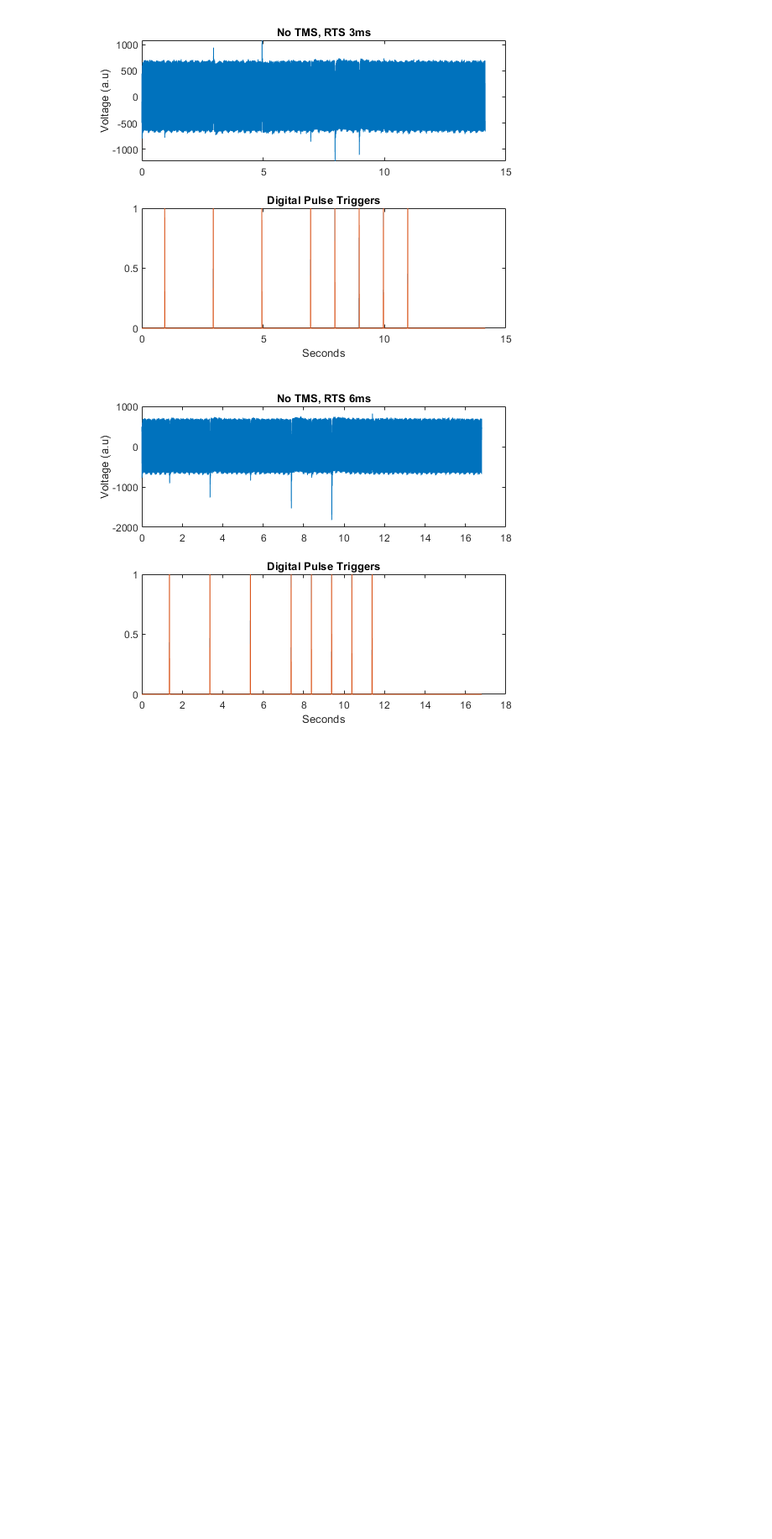
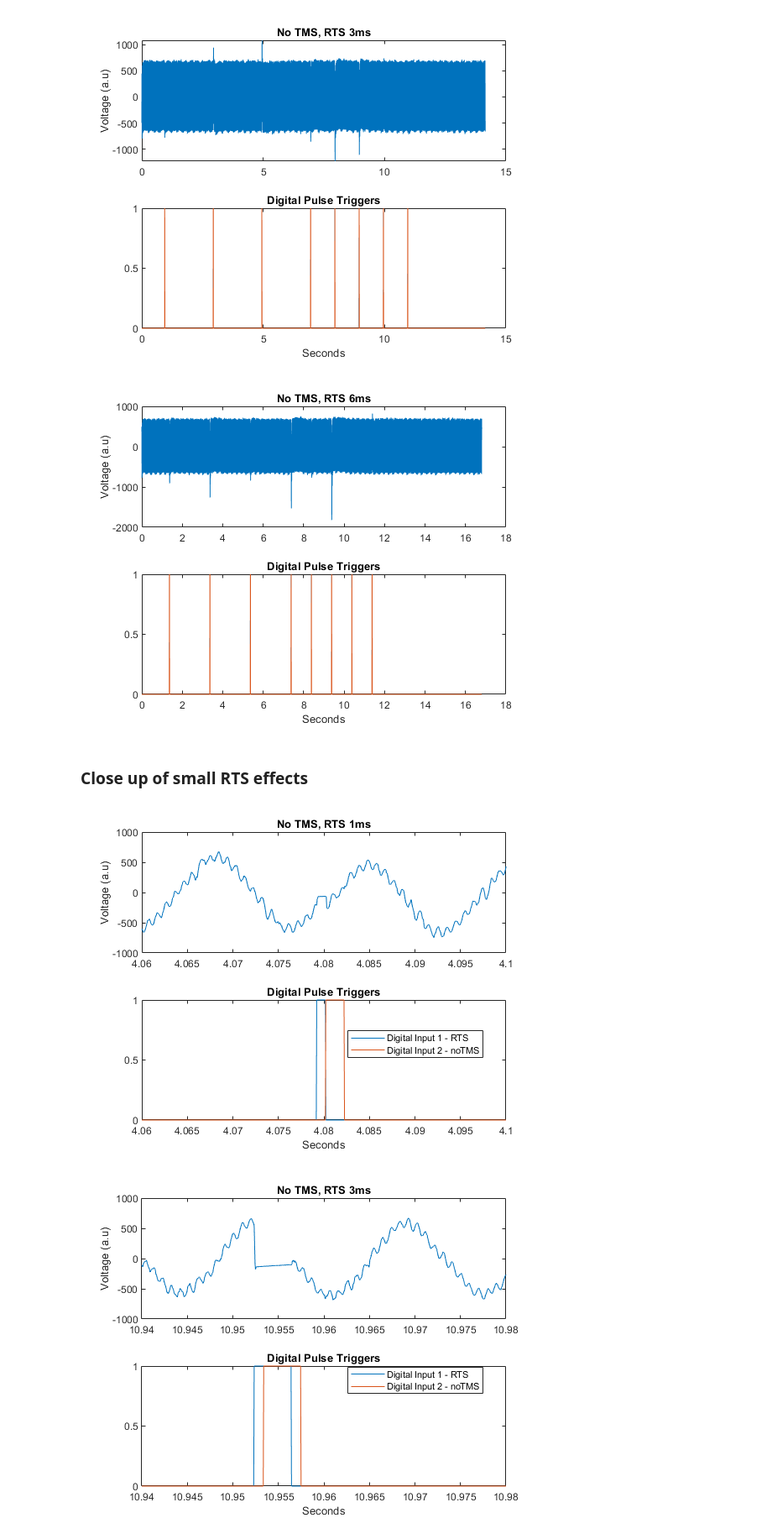
Before and after one commit to platt-labs/TNI_phantom_tests, a Jupyter notebook: IntanPlexonPhantomTests_20190621.ipynb, the cells around one changed output. Shown at 84% size. Cells and saved outputs as stored; diff of their text form; code cells hidden in the pictures; blank space fills up the shorter version.

Commit message:
More graphs, finished no TMS conditions

```diff
--- a/IntanPlexonPhantomTests_20190621.ipynb
+++ b/IntanPlexonPhantomTests_20190621.ipynb
@@ -874,3 +875,60 @@ title('Digital Pulse Triggers')
 [figure]
 [figure]
 [figure]
+# %% [markdown]
+### Close up of small RTS effects
+# %%
+figure
+subplot(2,1,1)
+plot(time_axis_NoTMS_RTS6ms_BWc,NoTMS_RTS6ms_BWc_v)
+xlim([10.37 10.41])
+ylabel('Voltage (a.u)')
+title('No TMS, RTS 6ms')
+subplot(2,1,2)
+plot(time_axis_NoTMS_RTS6ms_BWc, NoTMS_RTS6ms_BWc_dig1,'DisplayName', 'Digital Input 1 - RTS')
+hold on
+plot(time_axis_NoTMS_RTS6ms_BWc, NNoTMS_RTS6ms_BWc_dig2,'DisplayName', 'Digital Input 2 - noTMS')
+hold off
+xlim([10.37 10.41])
+xlabel('Seconds')
+title('Digital Pulse Triggers')
+legend TOGGLE
+legend('Location','Best')
+
+figure
+subplot(2,1,1)
+plot(time_axis_NoTMS_RTS3ms_BWc,NoTMS_RTS3ms_BWc_v)
+xlim([10.94 10.98])
+ylabel('Voltage (a.u)')
+title('No TMS, RTS 3ms')
+subplot(2,1,2)
+plot(time_axis_NoTMS_RTS3ms_BWc, NoTMS_RTS3ms_BWc_dig1,'DisplayName', 'Digital Input 1 - RTS')
+hold on
+plot(time_axis_NoTMS_RTS3ms_BWc, NNoTMS_RTS3ms_BWc_dig2,'DisplayName', 'Digital Input 2 - noTMS')
+hold off
+xlim([10.94 10.98])
+xlabel('Seconds')
+title('Digital Pulse Triggers')
+legend TOGGLE
+legend('Location','Best')
+
+
+figure
+subplot(2,1,1)
+plot(time_axis_NoTMS_RTS1ms_BWc,NoTMS_RTS1ms_BWc_v)
+xlim([4.06 4.1])
+ylabel('Voltage (a.u)')
+title('No TMS, RTS 1ms')
+subplot(2,1,2)
+plot(time_axis_NoTMS_RTS1ms_BWc, NoTMS_RTS1ms_BWc_dig1,'DisplayName', 'Digital Input 1 - RTS')
+hold on
+plot(time_axis_NoTMS_RTS1ms_BWc, NNoTMS_RTS1ms_BWc_dig2,'DisplayName', 'Digital Input 2 - noTMS')
+hold off
+xlim([4.06 4.1])
+xlabel('Seconds')
+title('Digital Pulse Triggers')
+legend TOGGLE
+legend('Location','Best')
+# %% [output]
+[figure, added]
+[figure, added]
```
Also changed, not shown: parts of 30 cells of this notebook.
